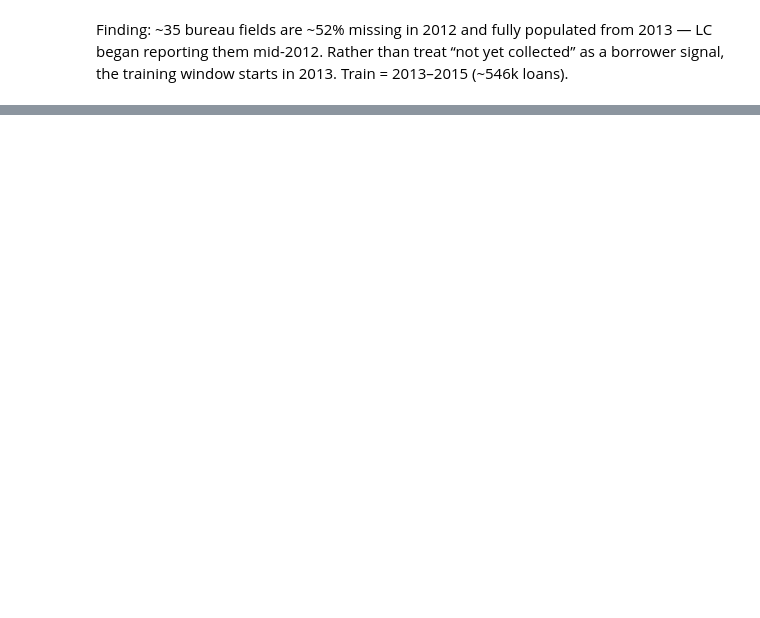
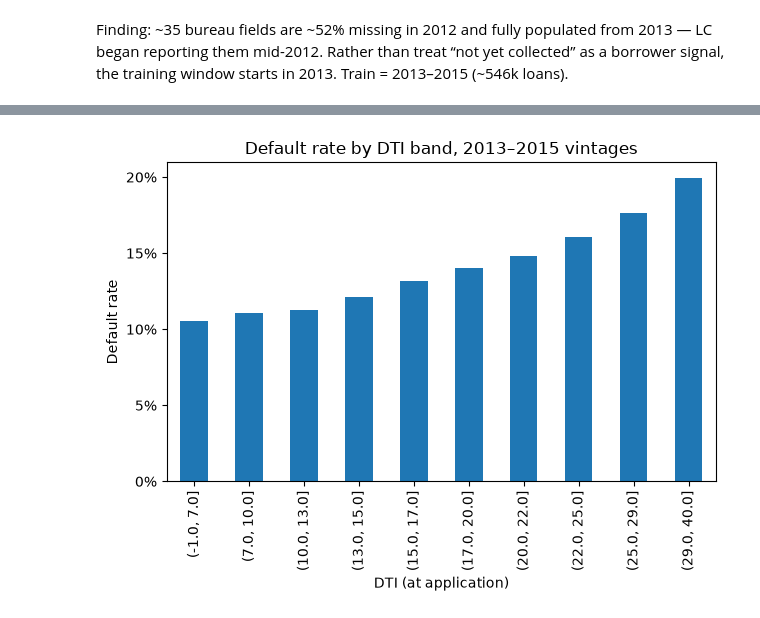
Before and after one commit to lewisblack56/lending-club-credit-risk, a Jupyter notebook: notebooks/03_eda.ipynb, the cells around one changed output, grey strips where cells are left out. Cells and saved outputs as stored; diff of their text form; code cells hidden in the pictures; blank space fills up the shorter version.

```diff
--- a/notebooks/03_eda.ipynb
+++ b/notebooks/03_eda.ipynb
@@ -117,0 +86,5 @@ Finding: ~35 bureau fields are ~52% missing in 2012 and fully populated from 201
+# %%
+train["dti_band"] = pd.qcut(train["dti"], 10, precision=0)
+
+dti_summary = train.groupby("dti_band", observed=True)["default"].agg(["mean", "count"])
+dti_summary
@@ -117,0 +104,11 @@ Finding: ~35 bureau fields are ~52% missing in 2012 and fully populated from 201
+# %%
+ax = dti_summary["mean"].plot(kind="bar")
+ax.set_ylabel("Default rate")
+ax.set_xlabel("DTI (at application)")
+ax.set_title("Default rate by DTI band, 2013–2015 vintages")
+ax.yaxis.set_major_formatter(plt.FuncFormatter(lambda y, _: f"{y:.0%}"))
+ax.yaxis.set_major_locator(mtick.MultipleLocator(0.05))
+plt.tight_layout()
+plt.show()
+# %% [output]
+[figure, added]
```
Also changed, not shown: parts of 23 cells of this notebook.
